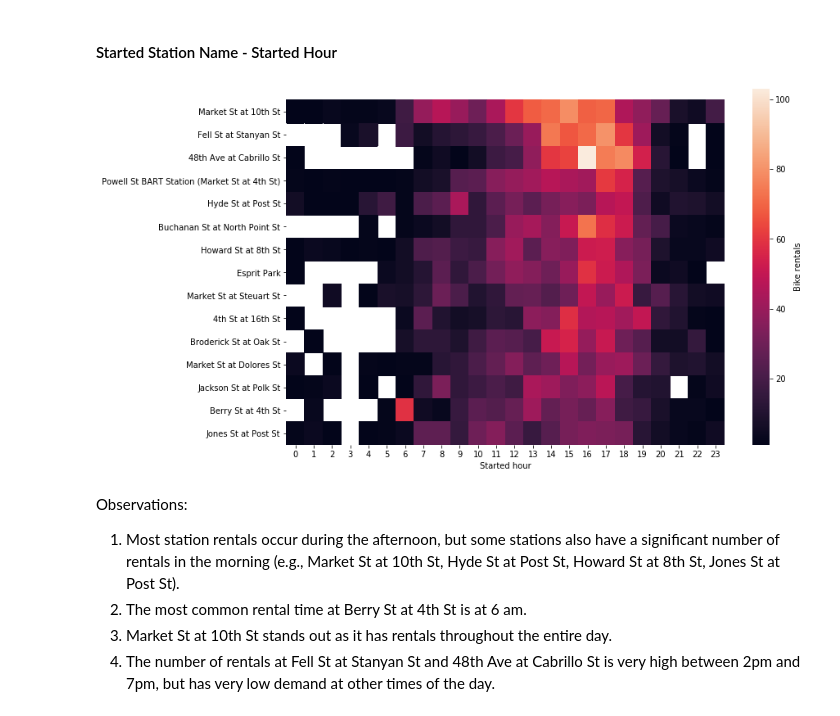
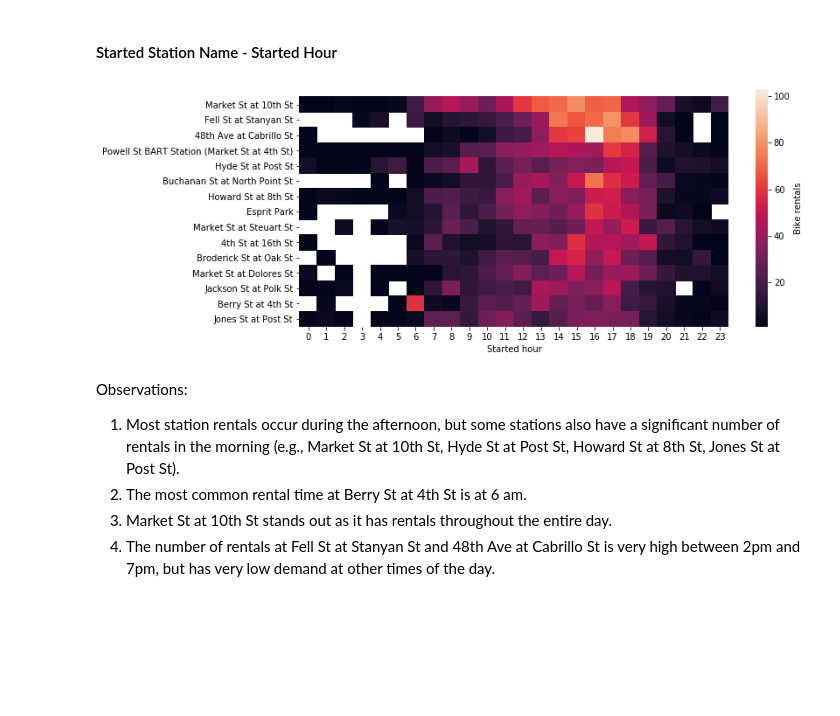
Before and after one commit to Nevesgmd/bay-wheels-data-analysis, a Jupyter notebook: exploration.ipynb, the cells around one changed output. Drawn from its saved outputs; the diff is of its cells as text; code cells hidden in the pictures; blank space fills up the shorter version.

```diff
--- a/exploration.ipynb
+++ b/exploration.ipynb
@@ -535,17 +535,17 @@ Observations:
 # %%
 top_stations_df = clean_trip_data[clean_trip_data.start_station_name.isin(popular_start_stations.values)]
 
-plt.figure(figsize=(12, 8))
+plt.figure(figsize=(11, 5))
 ct_counts = top_stations_df.groupby(['started_hour', 'start_station_name']).size()
 ct_counts = ct_counts.reset_index()
 ct_counts = ct_counts.pivot(index = 'start_station_name', columns = 'started_hour')
 ct_counts = ct_counts.reindex(index = popular_start_stations)
 ax = sns.heatmap(ct_counts, cbar_kws={'label': 'Bike rentals'})
 plt.xlabel('Started hour')
 ax.set_ylim(len(popular_start_stations.values), -0.5)
 ax.set_xticklabels(range(0, 24), rotation=0);
 # %% [output]
-[figure, old version]
+[figure, new version]
 # %% [markdown]
 Observations:
 1. Most station rentals occur during the afternoon, but some stations also have a significant number of rentals in the morning (e.g., Market St at 10th St, Hyde St at Post St, Howard St at 8th St, Jones St at Post St).
```
Also changed, not shown: parts of 16 cells of this notebook.
